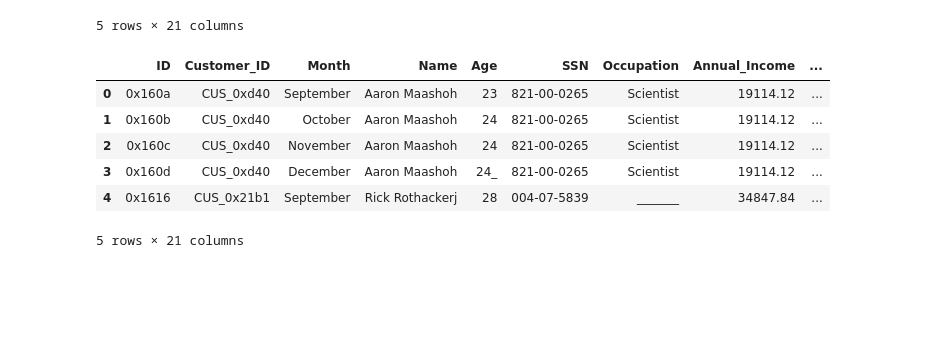
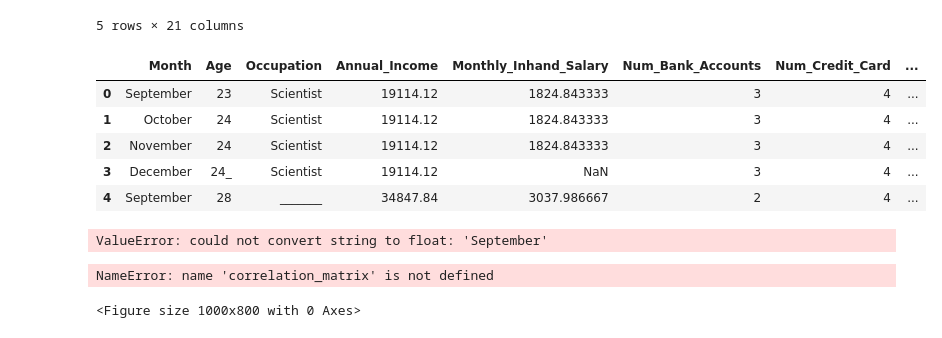
Before and after one commit to mau-JS/OracleML, a Jupyter notebook: CreditML.ipynb, the cells around one changed output. Drawn from its saved outputs; the diff is of its cells as text; code cells hidden in the pictures; blank space fills up the shorter version.

```diff
--- a/CreditML.ipynb
+++ b/CreditML.ipynb
@@ -32,7 +34,7 @@ import matplotlib.pyplot as plt
 * Monthly_Inhand Salary
 * Monthly_Balance
 # %%
-df = pd.read_csv('credit-status-dataset.csv')
+df = pd.read_csv('https://raw.githubusercontent.com/mau-JS/OracleML/main/credit-status-dataset.csv')
 df.head()
 # %% [output]
 |  | ID | Customer_ID | Month | Name | Age | SSN | Occupation | Annual_Income | ... |
@@ -43,13 +45,25 @@ df.head()
 | 4 | 0x1616 | CUS_0x21b1 | September | Rick Rothackerj | 28 | 004-07-5839 | _______ | 34847.84 | ... |
 5 rows × 21 columns
 # %%
-df.drop(['ID','Customer_ID','Name','SSN'],axis=1)
+df = df.drop(['ID','Customer_ID','Name','SSN'],axis=1)
 df.head()
 # %% [output]
-|  | ID | Customer_ID | Month | Name | Age | SSN | Occupation | Annual_Income | ... |
-| 0 | 0x160a | CUS_0xd40 | September | Aaron Maashoh | 23 | 821-00-0265 | Scientist | 19114.12 | ... |
-| 1 | 0x160b | CUS_0xd40 | October | Aaron Maashoh | 24 | 821-00-0265 | Scientist | 19114.12 | ... |
-| 2 | 0x160c | CUS_0xd40 | November | Aaron Maashoh | 24 | 821-00-0265 | Scientist | 19114.12 | ... |
-| 3 | 0x160d | CUS_0xd40 | December | Aaron Maashoh | 24_ | 821-00-0265 | Scientist | 19114.12 | ... |
-| 4 | 0x1616 | CUS_0x21b1 | September | Rick Rothackerj | 28 | 004-07-5839 | _______ | 34847.84 | ... |
+|  | Month | Age | Occupation | Annual_Income | Monthly_Inhand_Salary | Num_Bank_Accounts | Num_Credit_Card | ... |
+| 0 | September | 23 | Scientist | 19114.12 | 1824.843333 | 3 | 4 | ... |
+| 1 | October | 24 | Scientist | 19114.12 | 1824.843333 | 3 | 4 | ... |
+| 2 | November | 24 | Scientist | 19114.12 | 1824.843333 | 3 | 4 | ... |
+| 3 | December | 24_ | Scientist | 19114.12 | NaN | 3 | 4 | ... |
+| 4 | September | 28 | _______ | 34847.84 | 3037.986667 | 2 | 4 | ... |
-5 rows × 21 columns
+# %%
+correlation_matrix = df.corr()
+# %% [output]
+ValueError: could not convert string to float: 'September'
+# %%
+# Visualización de la matriz de correlación
+plt.figure(figsize=(10, 8))  # Tamaño del gráfico
+sns.heatmap(correlation_matrix, annot=True, cmap='coolwarm', fmt=".2f")
+plt.title('Matriz de Correlación')
+plt.show()
+# %% [output]
+NameError: name 'correlation_matrix' is not defined
+<Figure size 1000x800 with 0 Axes>
```
Also changed, not shown: parts of 2 cells of this notebook.
